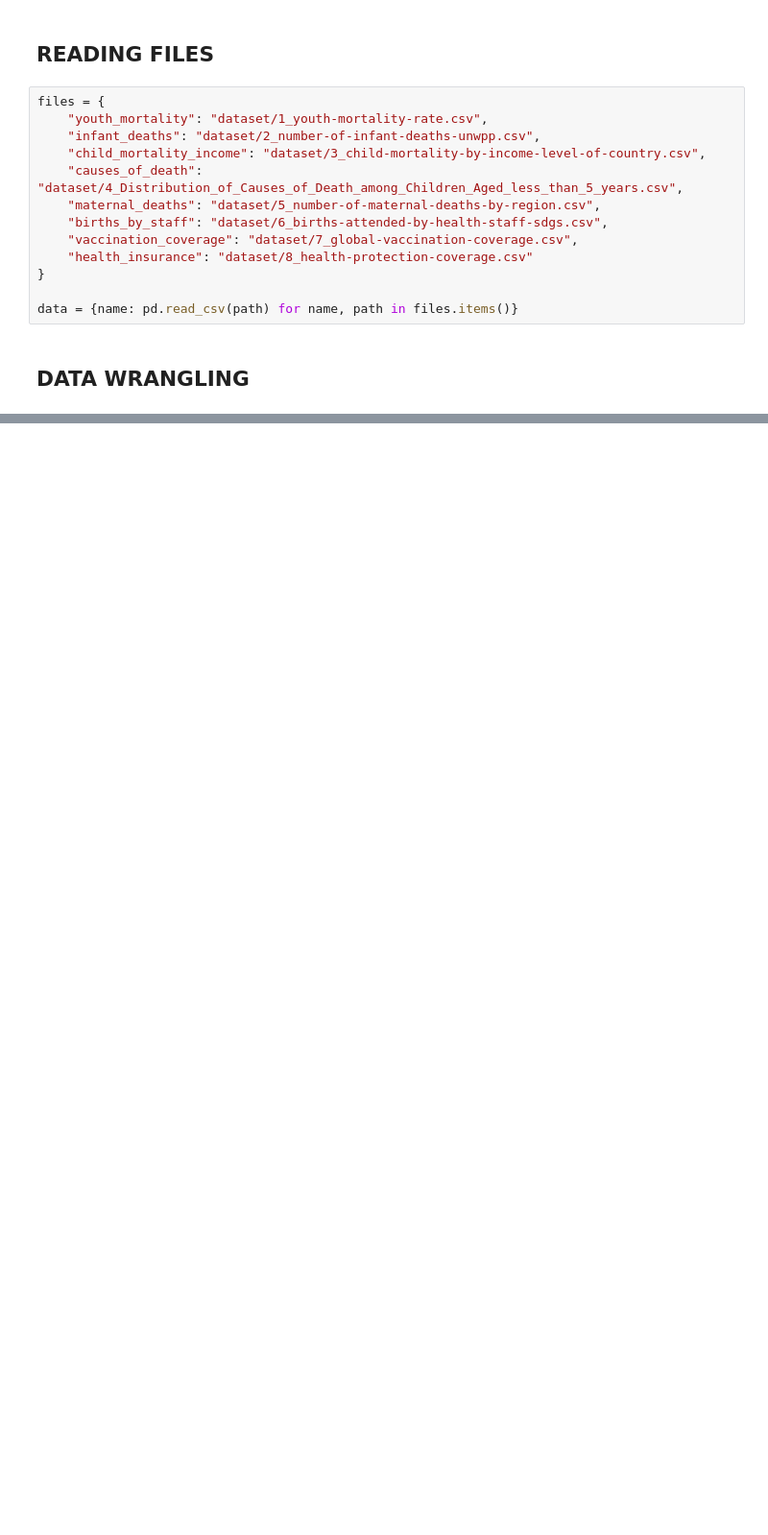
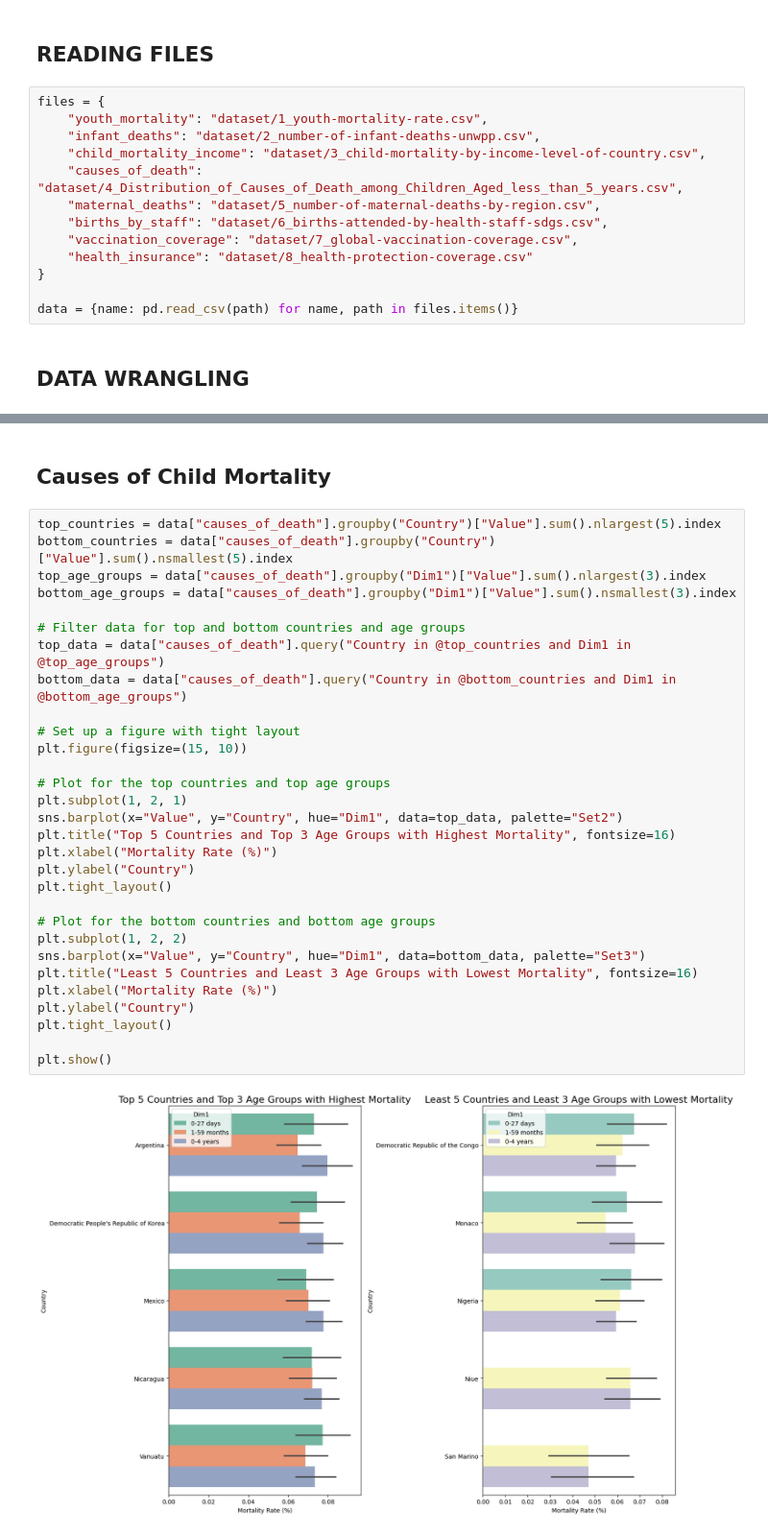
Before and after one commit to OluwoleDove/10Alyticsglobalhackathon, a Jupyter notebook: main_analytics.ipynb, the cells around one changed output, grey strips where cells are left out. Shown at 96% size. Drawn from its saved outputs; the diff is of its cells as text; blank space fills up the shorter version.

```diff
--- a/main_analytics.ipynb
+++ b/main_analytics.ipynb
@@ -162,0 +111,34 @@ R² Score: 0.60
+# %% [markdown]
+## **Causes of Child Mortality**
+# %%
+top_countries = data["causes_of_death"].groupby("Country")["Value"].sum().nlargest(5).index
+bottom_countries = data["causes_of_death"].groupby("Country")["Value"].sum().nsmallest(5).index
+top_age_groups = data["causes_of_death"].groupby("Dim1")["Value"].sum().nlargest(3).index
+bottom_age_groups = data["causes_of_death"].groupby("Dim1")["Value"].sum().nsmallest(3).index
+
+# Filter data for top and bottom countries and age groups
+top_data = data["causes_of_death"].query("Country in @top_countries and Dim1 in @top_age_groups")
+bottom_data = data["causes_of_death"].query("Country in @bottom_countries and Dim1 in @bottom_age_groups")
+
+# Set up a figure with tight layout
+plt.figure(figsize=(15, 10))
+
+# Plot for the top countries and top age groups
+plt.subplot(1, 2, 1)
+sns.barplot(x="Value", y="Country", hue="Dim1", data=top_data, palette="Set2")
+plt.title("Top 5 Countries and Top 3 Age Groups with Highest Mortality", fontsize=16)
+plt.xlabel("Mortality Rate (%)")
+plt.ylabel("Country")
+plt.tight_layout()
+
+# Plot for the bottom countries and bottom age groups
+plt.subplot(1, 2, 2)
+sns.barplot(x="Value", y="Country", hue="Dim1", data=bottom_data, palette="Set3")
+plt.title("Least 5 Countries and Least 3 Age Groups with Lowest Mortality", fontsize=16)
+plt.xlabel("Mortality Rate (%)")
+plt.ylabel("Country")
+plt.tight_layout()
+
+plt.show()
+# %% [output]
+[figure, added]
```
Also changed, not shown: parts of 17 cells of this notebook, 1 other file.
